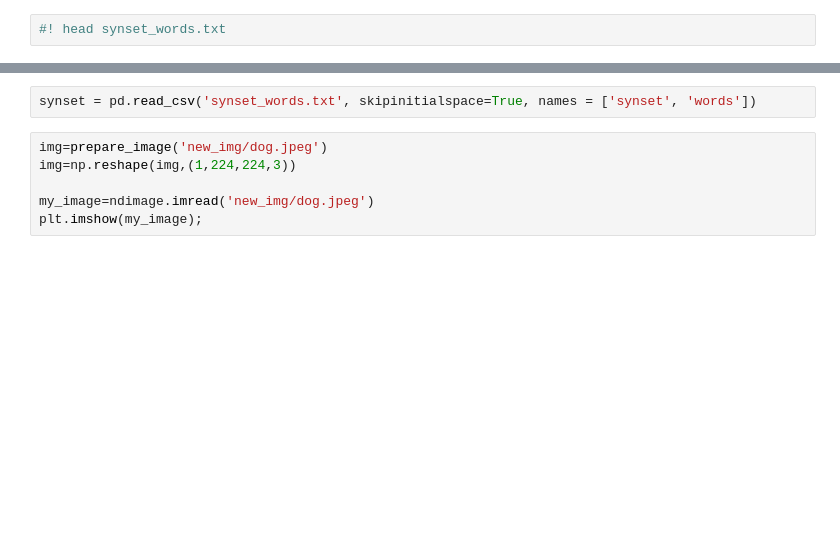
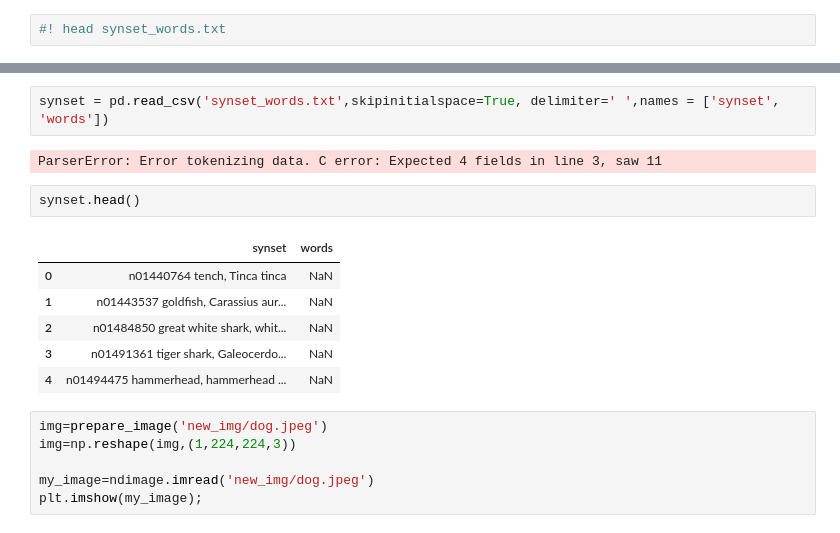
Before and after one commit to julialintern/Intro_to_Deep_Learning, a Jupyter notebook: 02_Convolutional_NN_gpu_.ipynb, the cells around one changed output, grey strips where cells are left out. Drawn from its saved outputs; the diff is of its cells as text; blank space fills up the shorter version.

```diff
--- a/02_Convolutional_NN_gpu_.ipynb
+++ b/02_Convolutional_NN_gpu_.ipynb
@@ -163,5 +171,16 @@ def prepare_image(image_path):
 # %%
-synset = pd.read_csv('synset_words.txt', skipinitialspace=True, names = ['synset', 'words'])
+synset = pd.read_csv('synset_words.txt',skipinitialspace=True, delimiter=' ',names = ['synset', 'words'])
+# %% [output]
+ParserError: Error tokenizing data. C error: Expected 4 fields in line 3, saw 11
+# %%
+synset.head()
+# %% [output]
+|  | synset | words |
+| 0 | n01440764 tench, Tinca tinca | NaN |
+| 1 | n01443537 goldfish, Carassius aur... | NaN |
+| 2 | n01484850 great white shark, whit... | NaN |
+| 3 | n01491361 tiger shark, Galeocerdo... | NaN |
+| 4 | n01494475 hammerhead, hammerhead ... | NaN |
 # %%
 img=prepare_image('new_img/dog.jpeg')
 img=np.reshape(img,(1,224,224,3))
```
Also changed, not shown: parts of 7 cells of this notebook, 1 other file.
